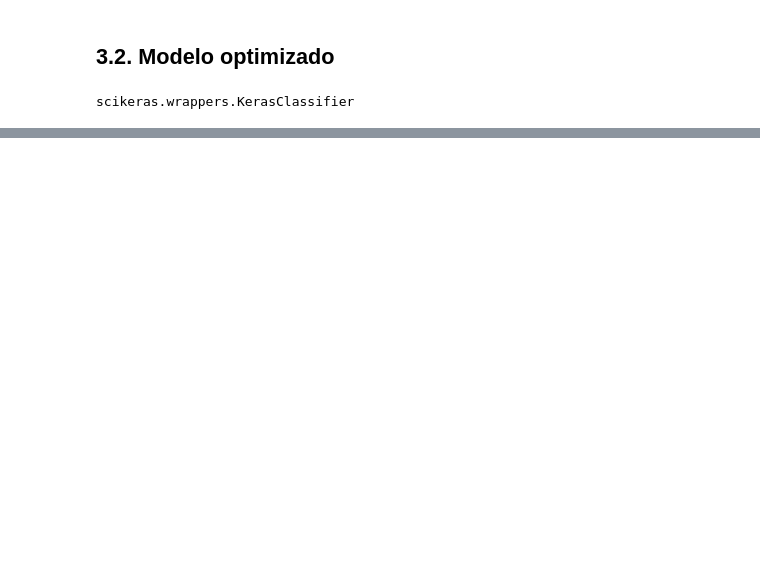
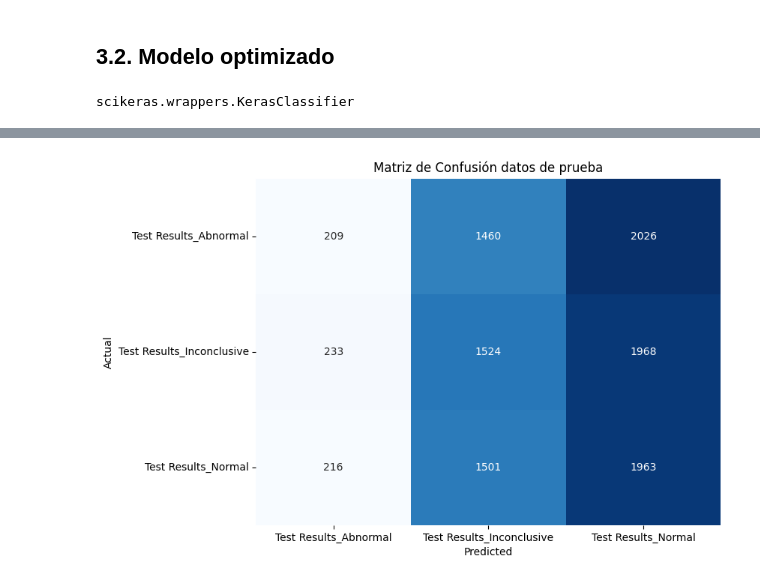
Before and after one commit to jaagomezmu/DeepLearningMINE, a Jupyter notebook: Taller1/taller_1_Posada_Gina_Gomez_Javier.ipynb, the cells around one changed output, grey strips where cells are left out. Saved outputs shown, nothing was run; the diff lists cells and outputs as text; code cells hidden in the pictures; blank space fills up the shorter version.

```diff
--- a/Taller1/taller_1_Posada_Gina_Gomez_Javier.ipynb
+++ b/Taller1/taller_1_Posada_Gina_Gomez_Javier.ipynb
@@ -1182,0 +1186,3 @@ plt.show()
+# %%
+y_pred_test = pipe2.predict(X_test)
+y_pred_test
@@ -1182,0 +1211,13 @@ plt.show()
+# %%
+y_pred_classes = np.argmax(y_pred_test, axis=1)  # Convierte las probabilidades a etiquetas de clase
+y_test_classes = np.argmax(y_test.values, axis=1) # Convierte y_train de One-Hot a etiquetas (categorías)
+cm = confusion_matrix(y_test_classes, y_pred_classes)
+# Visualizar la matriz de confusión
+plt.figure(figsize=(8, 6))
+sns.heatmap(cm, annot=True, fmt='d', cmap='Blues', cbar=False, xticklabels=class_labels_test, yticklabels=class_labels_test)
+plt.xlabel('Predicted')
+plt.ylabel('Actual')
+plt.title('Matriz de Confusión datos de prueba')
+plt.show()
+# %% [output]
+[figure, added]
```
Also changed, not shown: parts of 40 cells of this notebook, 3 other files.
